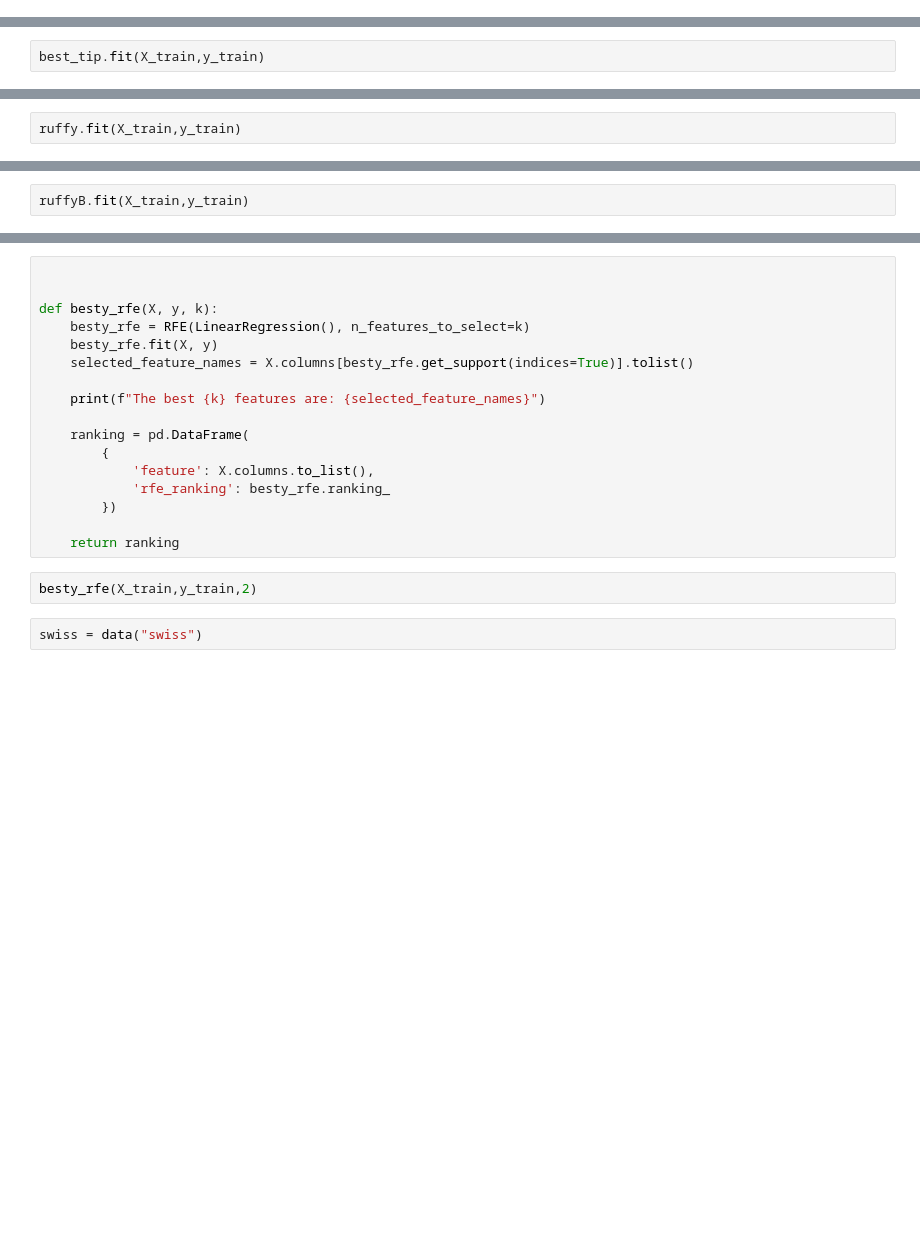
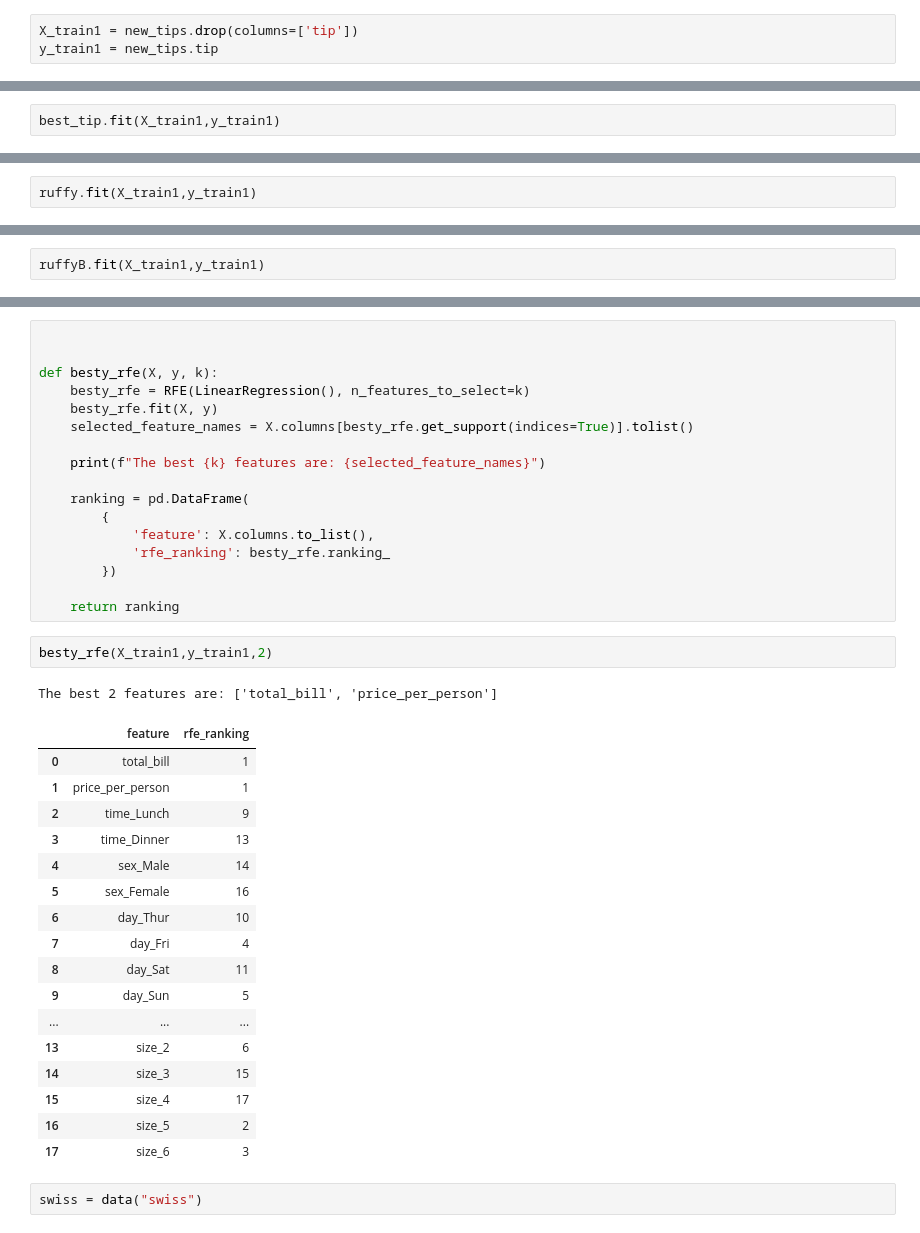
Before and after one commit to Kain-azzo/regression-exercises, a Jupyter notebook: feature_engineering.ipynb, the cells around one changed output, grey strips where cells are left out. Cells and saved outputs as stored; diff of their text form; blank space fills up the shorter version.

```diff
--- a/feature_engineering.ipynb
+++ b/feature_engineering.ipynb
@@ -65,3 +126,6 @@ X_train.head()
+# %%
+X_train1 = new_tips.drop(columns=['tip'])
+y_train1 = new_tips.tip
 # %%
 # tips.corr()
 # %%
@@ -102,4 +166,4 @@ best_tip = SelectKBest(f_regression, k=2)
 # %%
 #y_train = tips.tip
 # %%
-best_tip.fit(X_train,y_train)
+best_tip.fit(X_train1,y_train1)
@@ -110,4 +184,4 @@ best_tip.get_feature_names_out()
 # %%
 ruffy = RFE(LinearRegression(), n_features_to_select=2)
 # %%
-ruffy.fit(X_train,y_train)
+ruffy.fit(X_train1,y_train1)
@@ -125,4 +222,4 @@ new
 # %%
 ruffyB = RFE(LinearRegression(), n_features_to_select=3)
 # %%
-ruffyB.fit(X_train,y_train)
+ruffyB.fit(X_train1,y_train1)
@@ -164,7 +286,26 @@ def besty_rfe(X, y, k):
 
     return ranking
 # %%
-besty_rfe(X_train,y_train,2)
+besty_rfe(X_train1,y_train1,2)
+# %% [output]
+The best 2 features are: ['total_bill', 'price_per_person']
+|  | feature | rfe_ranking |
+| 0 | total_bill | 1 |
+| 1 | price_per_person | 1 |
+| 2 | time_Lunch | 9 |
+| 3 | time_Dinner | 13 |
+| 4 | sex_Male | 14 |
+| 5 | sex_Female | 16 |
+| 6 | day_Thur | 10 |
+| 7 | day_Fri | 4 |
+| 8 | day_Sat | 11 |
+| 9 | day_Sun | 5 |
+| ... | ... | ... |
+| 13 | size_2 | 6 |
+| 14 | size_3 | 15 |
+| 15 | size_4 | 17 |
+| 16 | size_5 | 2 |
+| 17 | size_6 | 3 |
 # %%
 swiss = data("swiss")
 # %%
```
Also changed, not shown: parts of 30 cells of this notebook.
